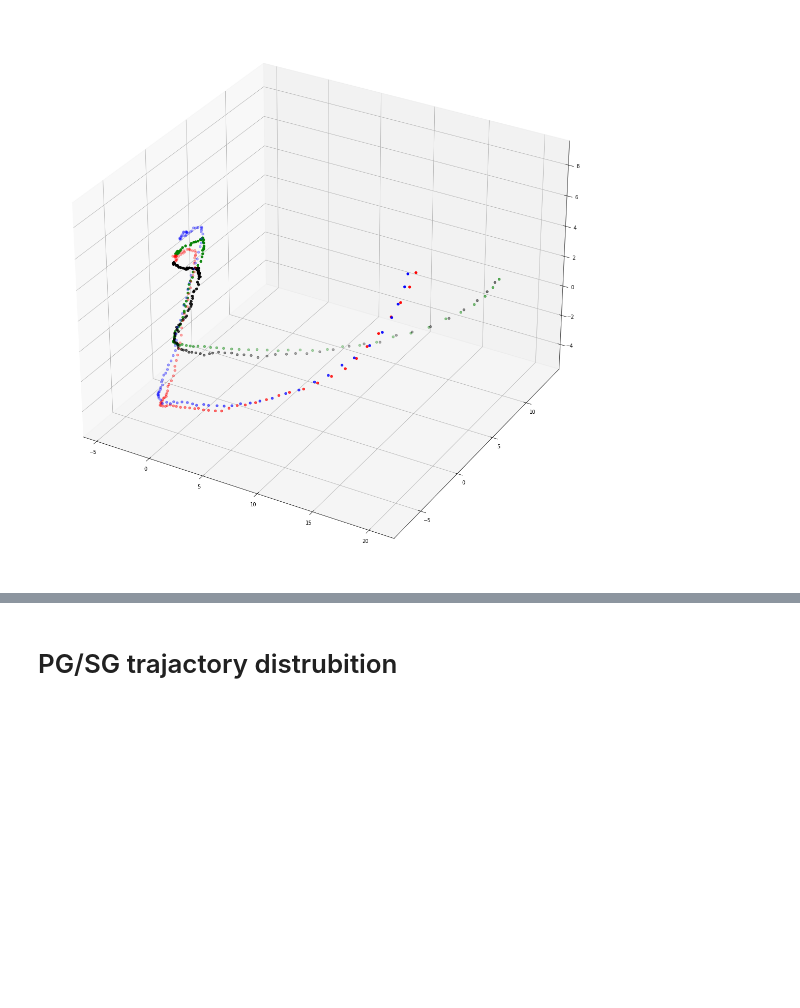
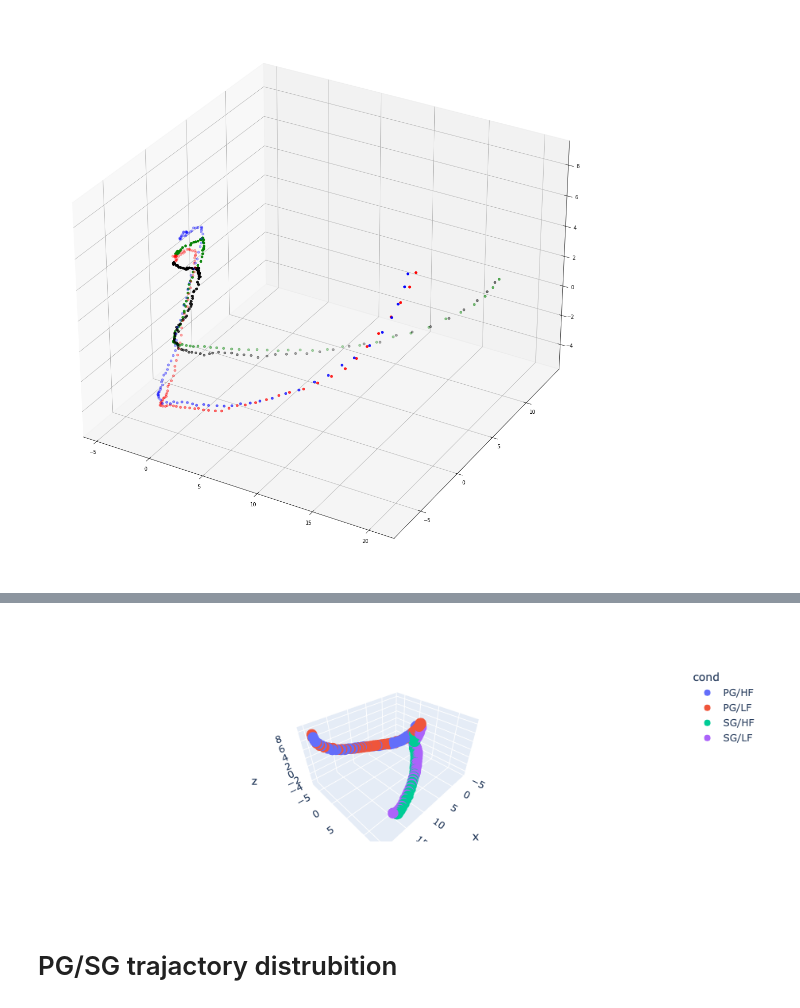
Before and after one commit to CONECT-INT/2022_CENTURI-SummerSchool, a Jupyter notebook: dev/dataset2_river.ipynb, the cells around one changed output, grey strips where cells are left out. Drawn from its saved outputs; the diff is of its cells as text; code cells hidden in the pictures; blank space fills up the shorter version.

Commit message:
rotatable plotly output

```diff
--- a/dev/dataset2_river.ipynb
+++ b/dev/dataset2_river.ipynb
@@ -235,0 +236,11 @@ ax.scatter3D(score_cond4[:,0], score_cond4[:,1], score_cond4[:,2], c='g');
+# %%
+df = pd.DataFrame(np.concatenate((np.column_stack((score_cond1, np.full(100, 1))),
+         np.column_stack((score_cond2, np.full(100, 2))),
+         np.column_stack((score_cond3, np.full(100, 3))),
+         np.column_stack((score_cond4, np.full(100, 4)))),
+         axis = 0), columns = ['x','y','z', 'cond'])
+# %%
+df['cond'][:100] = 'PG/HF'
+df['cond'][100:200] = 'PG/LF'
+df['cond'][200:300] = 'SG/HF'
+df['cond'][300:] = 'SG/LF'
@@ -236,3 +263,13 @@ ax.scatter3D(score_cond4[:,0], score_cond4[:,1], score_cond4[:,2], c='g');
+# %%
+
+import plotly.express as px
+
+fig = px.scatter_3d(df, x='x', y='y', z='z',
+              color='cond')
+fig.show()
+fig.write_html("./PCA.html")
+# %% [output]
+[figure, added]
 # %% [markdown]
 # PG/SG trajactory distrubition
 # %%
```
Also changed, not shown: parts of 5 cells of this notebook.
